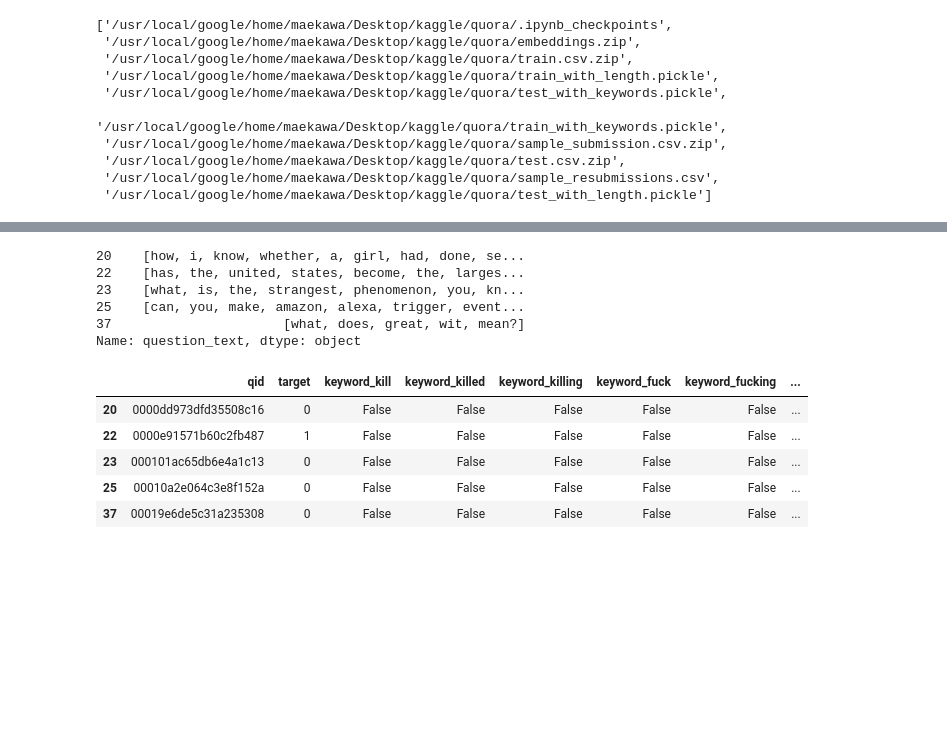
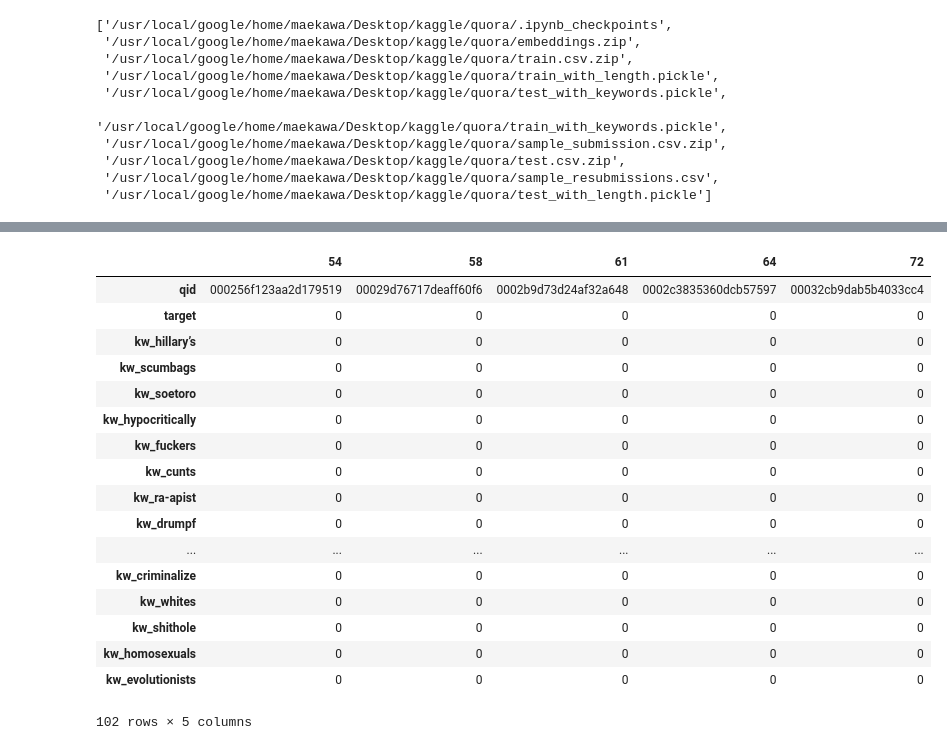
Before and after one commit to keijak/kaggle-pub, a Jupyter notebook: quora/feature2_keyword.ipynb, the cells around one changed output, grey strips where cells are left out. Saved outputs shown, nothing was run; the diff lists cells and outputs as text; code cells hidden in the pictures; blank space fills up the shorter version.

Commit message:
feature engineering: picks keywords from the stats in training data

```diff
--- a/quora/feature2_keyword.ipynb
+++ b/quora/feature2_keyword.ipynb
@@ -39,0 +29,2 @@ bad_keywords = [
+# %%
+questions_split = train_all.question_text.str.lower().str.split()
@@ -39,0 +75,3 @@ bad_keywords = [
+# %%
+keywords = [w for _, _, w in pos_neg_ratios[:100]]
+keyword_set = set(keywords)
@@ -40,42 +99,40 @@ bad_keywords = [
 # %%
-def process(df):
-    questions_split = (
-        df.question_text
-        .str.lower()
-        .str.split()
-    )
-    questions_with_keyword = {}
-    for i, keyword in enumerate(bad_keywords):
-        questions_with_keyword['keyword_' + keyword] = (
-            questions_split
-            .map(lambda words: keyword in words)
-        )
-    df = df.assign(**questions_with_keyword)
-    df = df.drop(columns=['question_text'])
-    return df
+# def process(df):
+#     questions_split = (
+#         df.question_text
+#         .str.lower()
+#         .str.split()
+#     )
+#     questions_with_keyword = {}
+#     for i, keyword in enumerate(keywords):
+#         questions_with_keyword['keyword_' + keyword] = (
+#             questions_split
+#             .map(lambda words: sum(w == keyword for w in words))
+#         )
+#     df = df.assign(**questions_with_keyword)
+#     df = df.drop(columns=['question_text'])
+#     return df
-# %%
-questions_split = (
-    samples.question_text
-    .str.lower()
-    .str.split()
-)
-questions_split.head()
-# %% [output]
-20    [how, i, know, whether, a, girl, had, done, se...
-22    [has, the, united, states, become, the, larges...
-23    [what, is, the, strangest, phenomenon, you, kn...
-25    [can, you, make, amazon, alexa, trigger, event...
-37                      [what, does, great, wit, mean?]
-Name: question_text, dtype: object
 # %%
-samples = process(samples)
-samples.head()
+samples = process(samples.copy())
+samples.head().T
 # %% [output]
-|  | qid | target | keyword_kill | keyword_killed | keyword_killing | keyword_fuck | keyword_fucking | ... |
-| 20 | 0000dd973dfd35508c16 | 0 | False | False | False | False | False | ... |
-| 22 | 0000e91571b60c2fb487 | 1 | False | False | False | False | False | ... |
-| 23 | 000101ac65db6e4a1c13 | 0 | False | False | False | False | False | ... |
-| 25 | 00010a2e064c3e8f152a | 0 | False | False | False | False | False | ... |
-| 37 | 00019e6de5c31a235308 | 0 | False | False | False | False | False | ... |
+|  | 54 | 58 | 61 | 64 | 72 |
+| qid | 000256f123aa2d179519 | 00029d76717deaff60f6 | 0002b9d73d24af32a648 | 0002c3835360dcb57597 | 00032cb9dab5b4033cc4 |
+| target | 0 | 0 | 0 | 0 | 0 |
+| kw_hillary’s | 0 | 0 | 0 | 0 | 0 |
+| kw_scumbags | 0 | 0 | 0 | 0 | 0 |
+| kw_soetoro | 0 | 0 | 0 | 0 | 0 |
+| kw_hypocritically | 0 | 0 | 0 | 0 | 0 |
+| kw_fuckers | 0 | 0 | 0 | 0 | 0 |
+| kw_cunts | 0 | 0 | 0 | 0 | 0 |
+| kw_ra-apist | 0 | 0 | 0 | 0 | 0 |
+| kw_drumpf | 0 | 0 | 0 | 0 | 0 |
+| ... | ... | ... | ... | ... | ... |
+| kw_criminalize | 0 | 0 | 0 | 0 | 0 |
+| kw_whites | 0 | 0 | 0 | 0 | 0 |
+| kw_shithole | 0 | 0 | 0 | 0 | 0 |
+| kw_homosexuals | 0 | 0 | 0 | 0 | 0 |
+| kw_evolutionists | 0 | 0 | 0 | 0 | 0 |
+102 rows × 5 columns
 # %%
 train_all = process(train_all)
```
Also changed, not shown: parts of 11 cells of this notebook, 2 other files.
